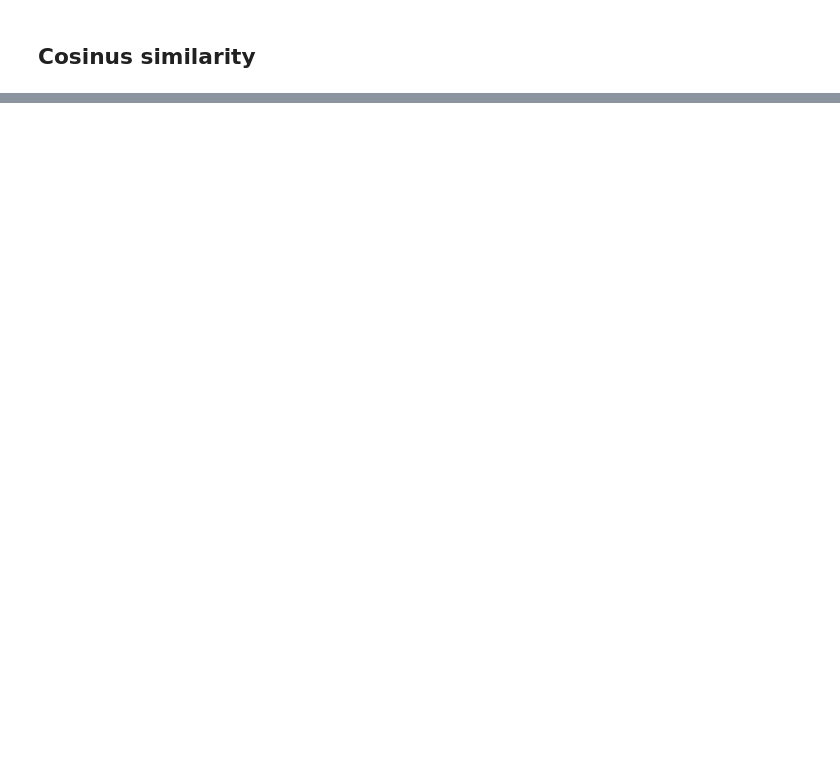
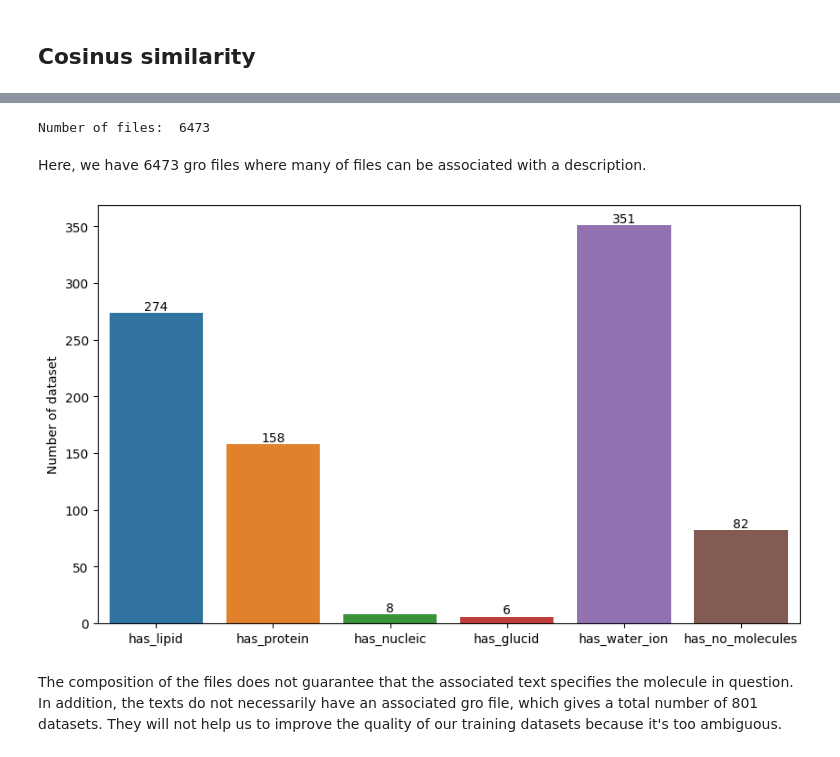
Before and after one commit to pierrepo/mdner, a Jupyter notebook: notebooks/annotation_analysis.ipynb, the cells around one changed output, grey strips where cells are left out. Drawn from its saved outputs; the diff is of its cells as text; code cells hidden in the pictures; blank space fills up the shorter version.

```diff
--- a/notebooks/annotation_analysis.ipynb
+++ b/notebooks/annotation_analysis.ipynb
@@ -171,0 +110,58 @@ Here is a visualization of the similiarity between each description by using cos
+# %%
+# Load gro data
+gro = pd.read_parquet(
+    "https://sandbox.zenodo.org/record/1169962/files/gromacs_gro_files.parquet"
+)
+# Merge to obtain the description with the associated gro file.
+gro_data = pd.merge(
+    gro,
+    datasets,
+    how="left",
+    on=["dataset_id", "dataset_origin"],
+    validate="many_to_one",
+)
+
+# Select gro files associed to the selected descriptions
+gro_data.loc[:, "description_length"] = gro_data["description"].str.len() + gro_data["title"].str.len()
+if gro_data["description_length"].isnull().values.any():
+    gro_data = gro_data.dropna(subset=["description_length", "title", "description"])
+gro_data = gro_data[gro_data["description_length"] > threshold]
+print("Number of files: ", gro_data.shape[0])
+# %% [output]
+Number of files:  6473
+# %% [markdown]
+Here, we have 6473 gro files where many of files can be associated with a description.
+# %%
+# Create has no molecules column
+molecules = ["has_lipid","has_protein","has_nucleic","has_glucid","has_water_ion"]
+nb_molecules = len(molecules)
+gro_data["has_no_molecules"] = gro_data[molecules].isin([False]).sum(axis=1) >= nb_molecules
+# Get the number of descriptive text by molecules
+composition_value = gro_data.groupby("dataset_id").agg(
+    has_lipid=("has_lipid", "any"),
+    has_protein=("has_protein", "any"),
+    has_nucleic=("has_nucleic", "any"),
+    has_glucid=("has_glucid", "any"),
+    has_water_ion=("has_water_ion", "any"),
+    has_no_molecules=("has_no_molecules", "any"),
+).sum()
+composition_value = pd.concat([composition_value], axis=0)
+# Display the barplot
+plt.figure(figsize=(10,6))
+ax = sns.barplot(x=composition_value.index, y=composition_value)
+plt.ylabel("Number of dataset")
+s = 0
+for p in ax.patches:
+    s += p.get_height()
+
+for i, p in enumerate(ax.patches):
+    ax.text(p.get_x() + p.get_width()/2,
+            p.get_height(),
+            f"{composition_value[i]}",
+            ha='center',
+            va='bottom')
+plt.show()
+# %% [output]
+[figure, added]
+# %% [markdown]
+The composition of the files does not guarantee that the associated text specifies the molecule in question. In addition, the texts do not necessarily have an associated gro file, which gives a total number of 801 datasets. They will not help us to improve the quality of our training datasets because it's too ambiguous.
```
Also changed, not shown: parts of 21 cells of this notebook.
